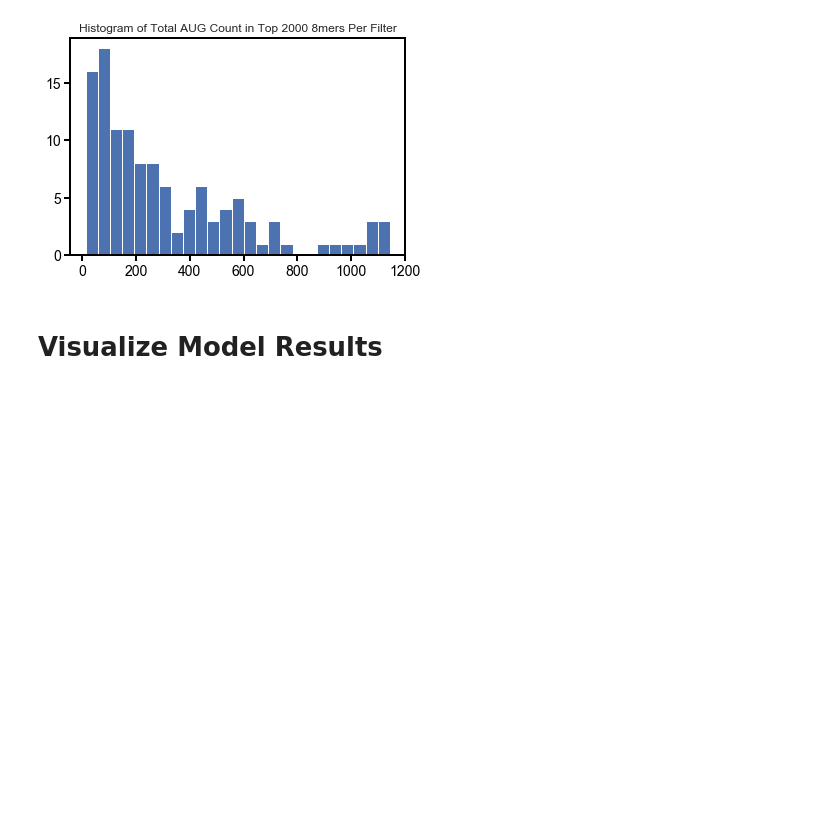
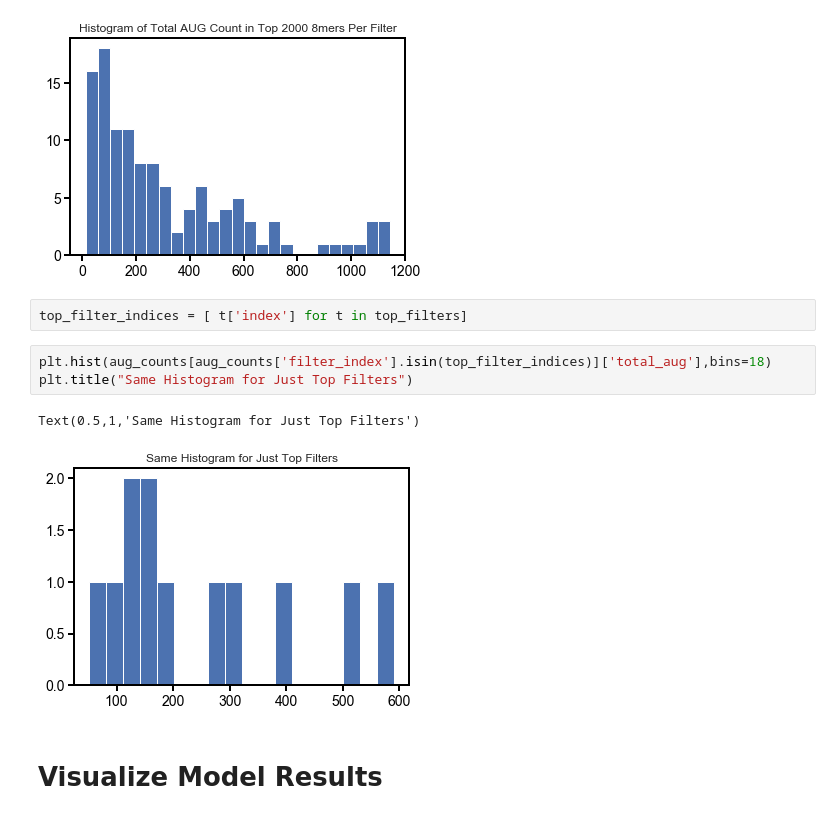
Before and after one commit to laueste/human_5utr_modeling, a Jupyter notebook: modeling/training_MRL_CNN.ipynb, the cells around one changed output. Cells and saved outputs as stored; diff of their text form; blank space fills up the shorter version.

Commit message:
added some histograms

```diff
--- a/modeling/training_MRL_CNN.ipynb
+++ b/modeling/training_MRL_CNN.ipynb
@@ -402,6 +402,14 @@ plt.title("Histogram of Total AUG Count in Top 2000 8mers Per Filter")
 # %% [output]
 Text(0.5,1,'Histogram of Total AUG Count in Top 2000 8mers Per Filter')
 [figure]
+# %%
+top_filter_indices = [ t['index'] for t in top_filters]
+# %%
+plt.hist(aug_counts[aug_counts['filter_index'].isin(top_filter_indices)]['total_aug'],bins=18)
+plt.title("Same Histogram for Just Top Filters")
+# %% [output]
+Text(0.5,1,'Same Histogram for Just Top Filters')
+[figure, added]
 # %% [markdown]
 # Visualize Model Results
 # %%
```
